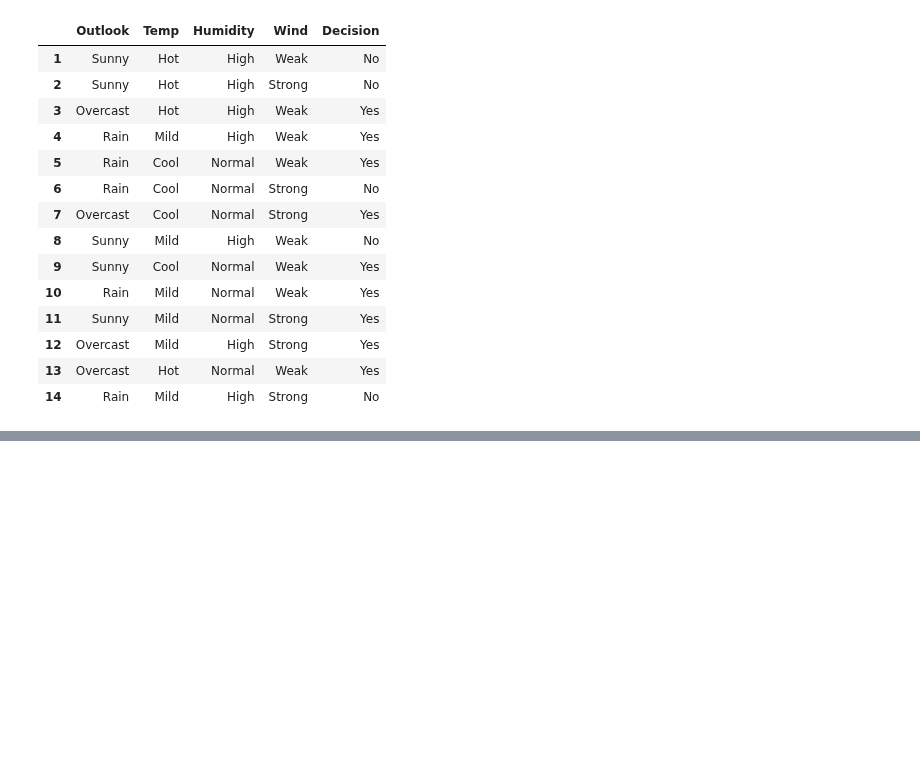
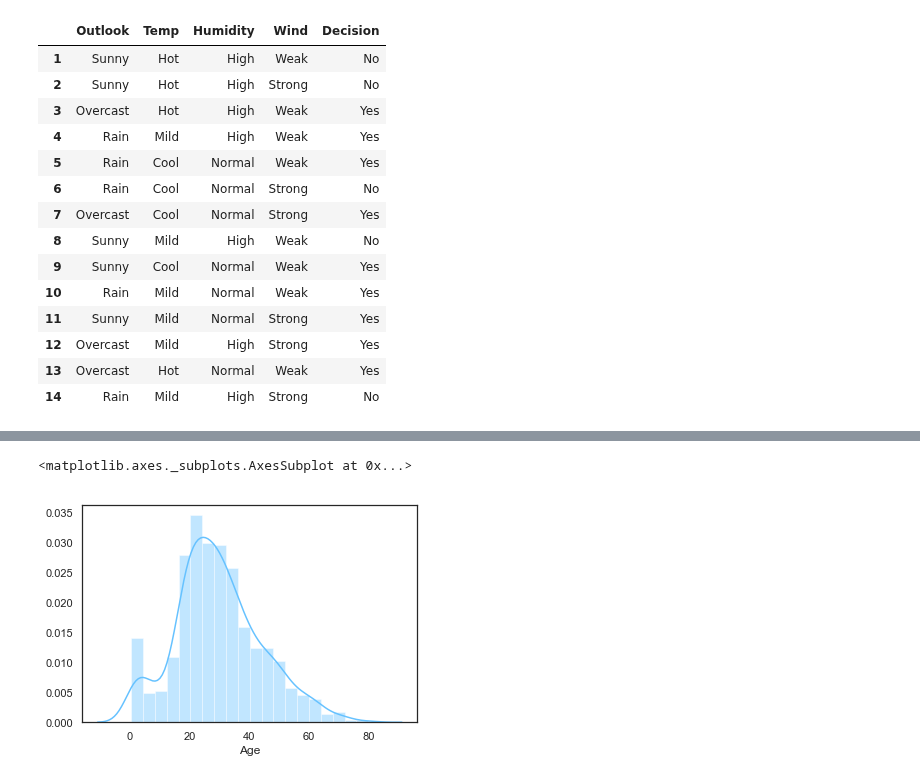
Before and after one commit to natepill/DS1.1, a Jupyter notebook: class-notebooks/Feb-11-stastics-conditional-probability.ipynb, the cells around one changed output, grey strips where cells are left out. Drawn from its saved outputs; the diff is of its cells as text; code cells hidden in the pictures; blank space fills up the shorter version.

```diff
--- a/class-notebooks/Feb-11-stastics-conditional-probability.ipynb
+++ b/class-notebooks/Feb-11-stastics-conditional-probability.ipynb
@@ -152,0 +159,7 @@ def c(p1,p2,c1,c2):
+# %%
+df = pd.read_csv("../datasets/titanic.csv")
+
+sns.distplot(df['Age'].dropna(), hist = True, kde = "True", bins = 20)
+# %% [output]
+<matplotlib.axes._subplots.AxesSubplot at 0x...>
+[figure, added]
```
Also changed, not shown: parts of 3 cells of this notebook, 1 other file.
